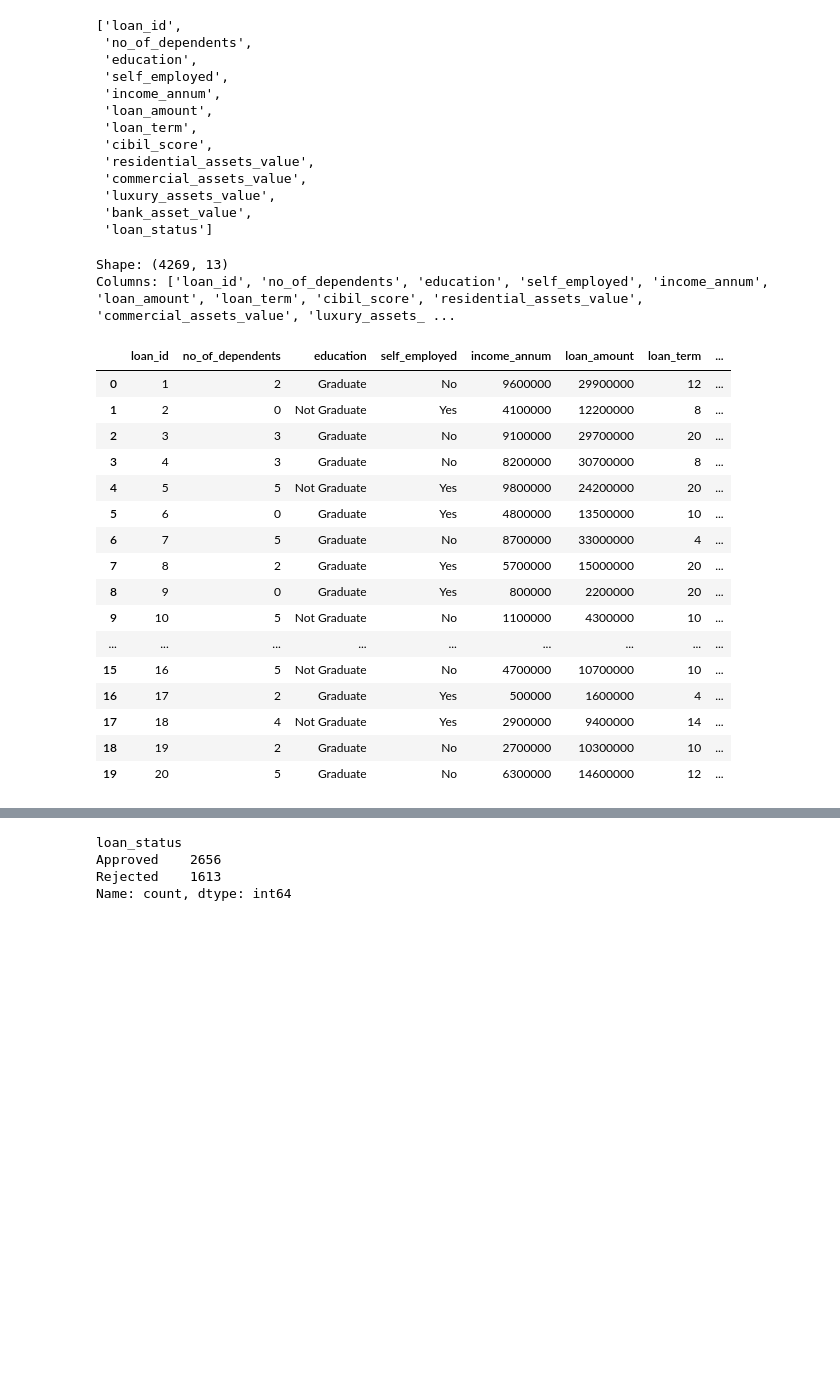
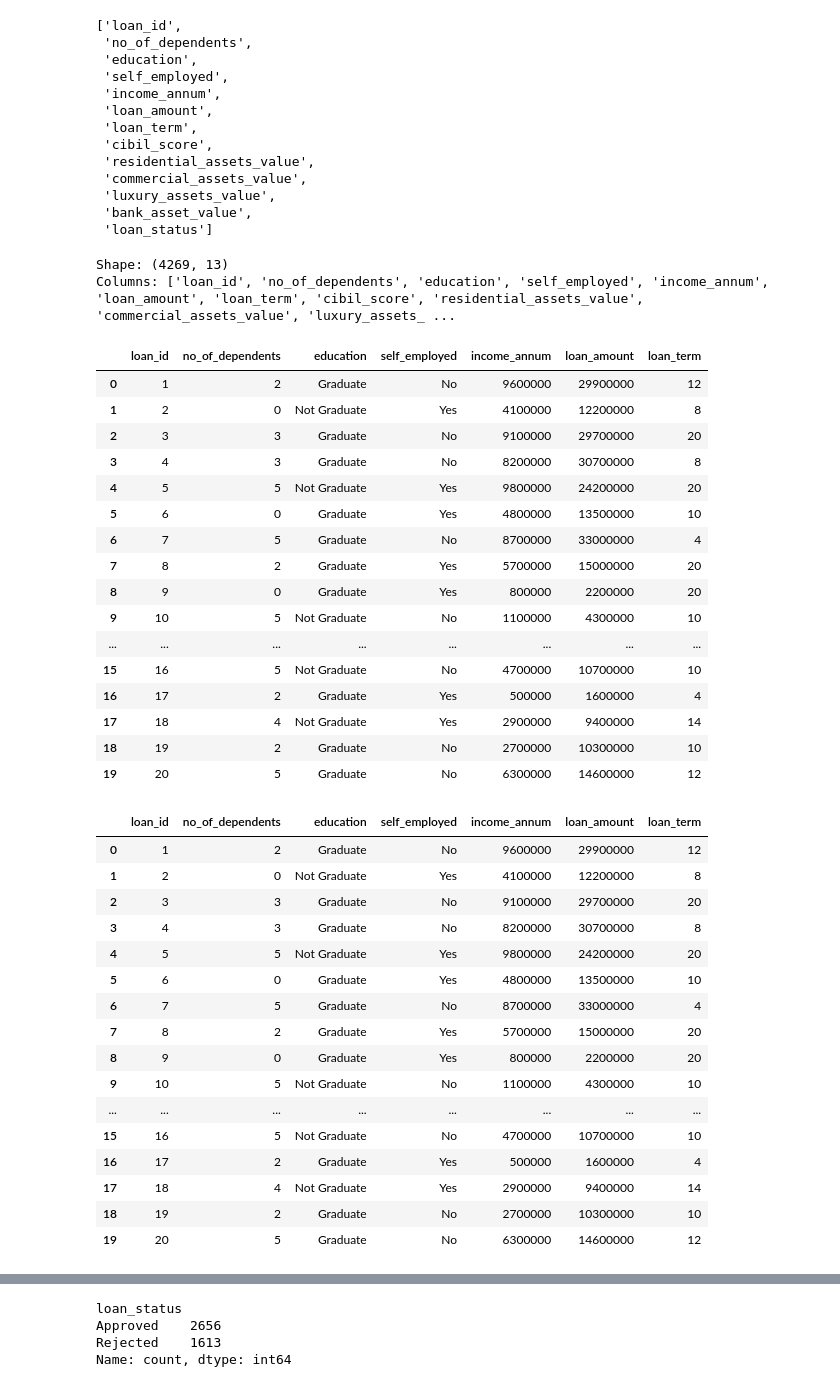
Before and after one commit to chtzortzi-alt/Tzortzi_Loan_Approval, a Jupyter notebook: Tzortzi_Loan_Approval.ipynb, the cells around one changed output, grey strips where cells are left out. Saved outputs shown, nothing was run; the diff lists cells and outputs as text; code cells hidden in the pictures; blank space fills up the shorter version.

```diff
--- a/Tzortzi_Loan_Approval.ipynb
+++ b/Tzortzi_Loan_Approval.ipynb
@@ -37,28 +37,46 @@ for column in df.select_dtypes(include="object").columns:
 # %%
 print("Shape:", df.shape)
 print("Columns:", df.columns.tolist())
-display(df.head(20))
+display(df.head(20).iloc[:, :7])
+display(df.head(20).iloc[:, :7])
 df.info()
 # %% [output]
 Shape: (4269, 13)
 Columns: ['loan_id', 'no_of_dependents', 'education', 'self_employed', 'income_annum', 'loan_amount', 'loan_term', 'cibil_score', 'residential_assets_value', 'commercial_assets_value', 'luxury_assets_ ...
-|  | loan_id | no_of_dependents | education | self_employed | income_annum | loan_amount | loan_term | ... |
-| 0 | 1 | 2 | Graduate | No | 9600000 | 29900000 | 12 | ... |
-| 1 | 2 | 0 | Not Graduate | Yes | 4100000 | 12200000 | 8 | ... |
-| 2 | 3 | 3 | Graduate | No | 9100000 | 29700000 | 20 | ... |
-| 3 | 4 | 3 | Graduate | No | 8200000 | 30700000 | 8 | ... |
-| 4 | 5 | 5 | Not Graduate | Yes | 9800000 | 24200000 | 20 | ... |
-| 5 | 6 | 0 | Graduate | Yes | 4800000 | 13500000 | 10 | ... |
-| 6 | 7 | 5 | Graduate | No | 8700000 | 33000000 | 4 | ... |
-| 7 | 8 | 2 | Graduate | Yes | 5700000 | 15000000 | 20 | ... |
-| 8 | 9 | 0 | Graduate | Yes | 800000 | 2200000 | 20 | ... |
-| 9 | 10 | 5 | Not Graduate | No | 1100000 | 4300000 | 10 | ... |
-| ... | ... | ... | ... | ... | ... | ... | ... | ... |
-| 15 | 16 | 5 | Not Graduate | No | 4700000 | 10700000 | 10 | ... |
-| 16 | 17 | 2 | Graduate | Yes | 500000 | 1600000 | 4 | ... |
-| 17 | 18 | 4 | Not Graduate | Yes | 2900000 | 9400000 | 14 | ... |
-| 18 | 19 | 2 | Graduate | No | 2700000 | 10300000 | 10 | ... |
-| 19 | 20 | 5 | Graduate | No | 6300000 | 14600000 | 12 | ... |
+|  | loan_id | no_of_dependents | education | self_employed | income_annum | loan_amount | loan_term |
+| 0 | 1 | 2 | Graduate | No | 9600000 | 29900000 | 12 |
+| 1 | 2 | 0 | Not Graduate | Yes | 4100000 | 12200000 | 8 |
+| 2 | 3 | 3 | Graduate | No | 9100000 | 29700000 | 20 |
+| 3 | 4 | 3 | Graduate | No | 8200000 | 30700000 | 8 |
+| 4 | 5 | 5 | Not Graduate | Yes | 9800000 | 24200000 | 20 |
+| 5 | 6 | 0 | Graduate | Yes | 4800000 | 13500000 | 10 |
+| 6 | 7 | 5 | Graduate | No | 8700000 | 33000000 | 4 |
+| 7 | 8 | 2 | Graduate | Yes | 5700000 | 15000000 | 20 |
+| 8 | 9 | 0 | Graduate | Yes | 800000 | 2200000 | 20 |
+| 9 | 10 | 5 | Not Graduate | No | 1100000 | 4300000 | 10 |
+| ... | ... | ... | ... | ... | ... | ... | ... |
+| 15 | 16 | 5 | Not Graduate | No | 4700000 | 10700000 | 10 |
+| 16 | 17 | 2 | Graduate | Yes | 500000 | 1600000 | 4 |
+| 17 | 18 | 4 | Not Graduate | Yes | 2900000 | 9400000 | 14 |
+| 18 | 19 | 2 | Graduate | No | 2700000 | 10300000 | 10 |
+| 19 | 20 | 5 | Graduate | No | 6300000 | 14600000 | 12 |
+|  | loan_id | no_of_dependents | education | self_employed | income_annum | loan_amount | loan_term |
+| 0 | 1 | 2 | Graduate | No | 9600000 | 29900000 | 12 |
+| 1 | 2 | 0 | Not Graduate | Yes | 4100000 | 12200000 | 8 |
+| 2 | 3 | 3 | Graduate | No | 9100000 | 29700000 | 20 |
+| 3 | 4 | 3 | Graduate | No | 8200000 | 30700000 | 8 |
+| 4 | 5 | 5 | Not Graduate | Yes | 9800000 | 24200000 | 20 |
+| 5 | 6 | 0 | Graduate | Yes | 4800000 | 13500000 | 10 |
+| 6 | 7 | 5 | Graduate | No | 8700000 | 33000000 | 4 |
+| 7 | 8 | 2 | Graduate | Yes | 5700000 | 15000000 | 20 |
+| 8 | 9 | 0 | Graduate | Yes | 800000 | 2200000 | 20 |
+| 9 | 10 | 5 | Not Graduate | No | 1100000 | 4300000 | 10 |
+| ... | ... | ... | ... | ... | ... | ... | ... |
+| 15 | 16 | 5 | Not Graduate | No | 4700000 | 10700000 | 10 |
+| 16 | 17 | 2 | Graduate | Yes | 500000 | 1600000 | 4 |
+| 17 | 18 | 4 | Not Graduate | Yes | 2900000 | 9400000 | 14 |
+| 18 | 19 | 2 | Graduate | No | 2700000 | 10300000 | 10 |
+| 19 | 20 | 5 | Graduate | No | 6300000 | 14600000 | 12 |
 <class 'pandas.core.frame.DataFrame'>
 RangeIndex: 4269 entries, 0 to 4268
 Data columns (total 13 columns):
```
